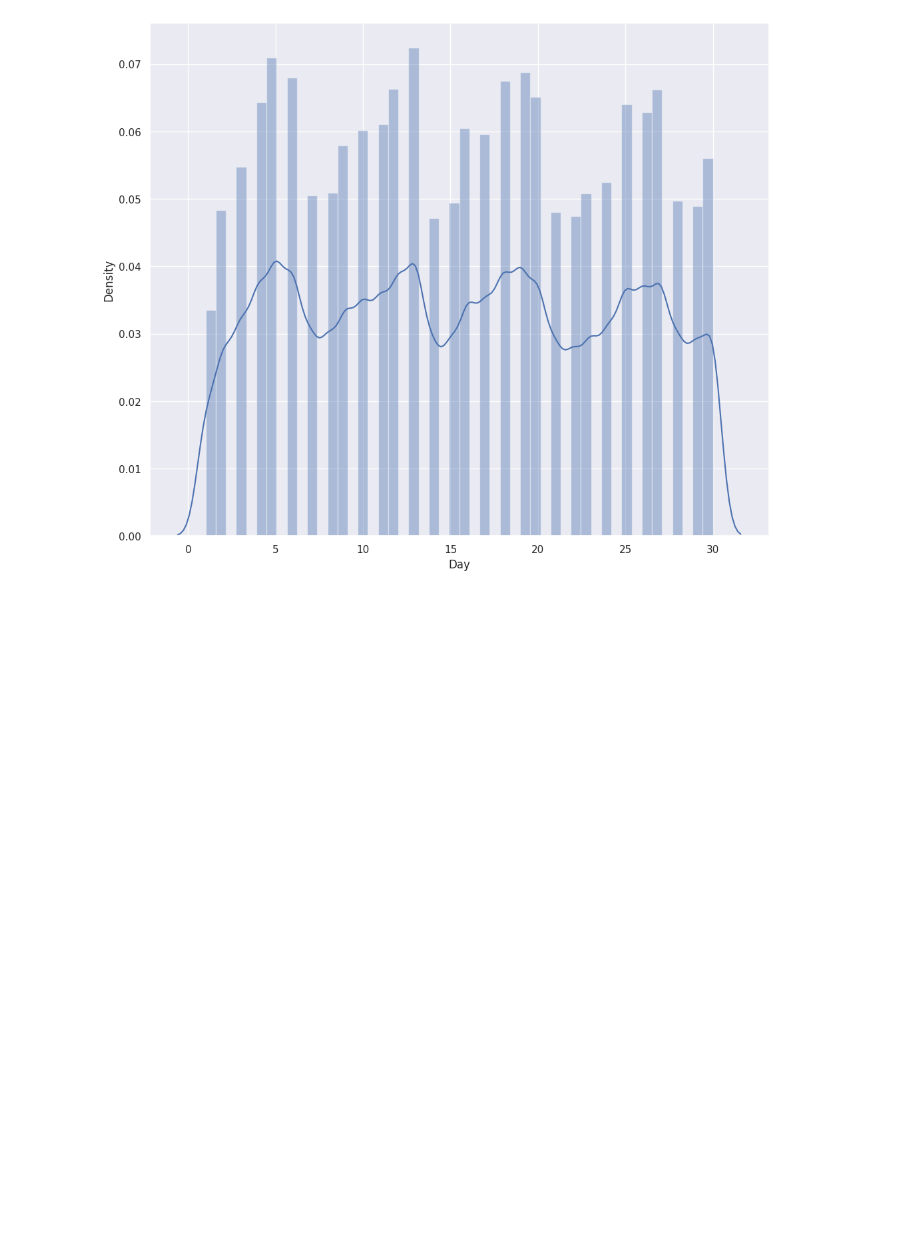
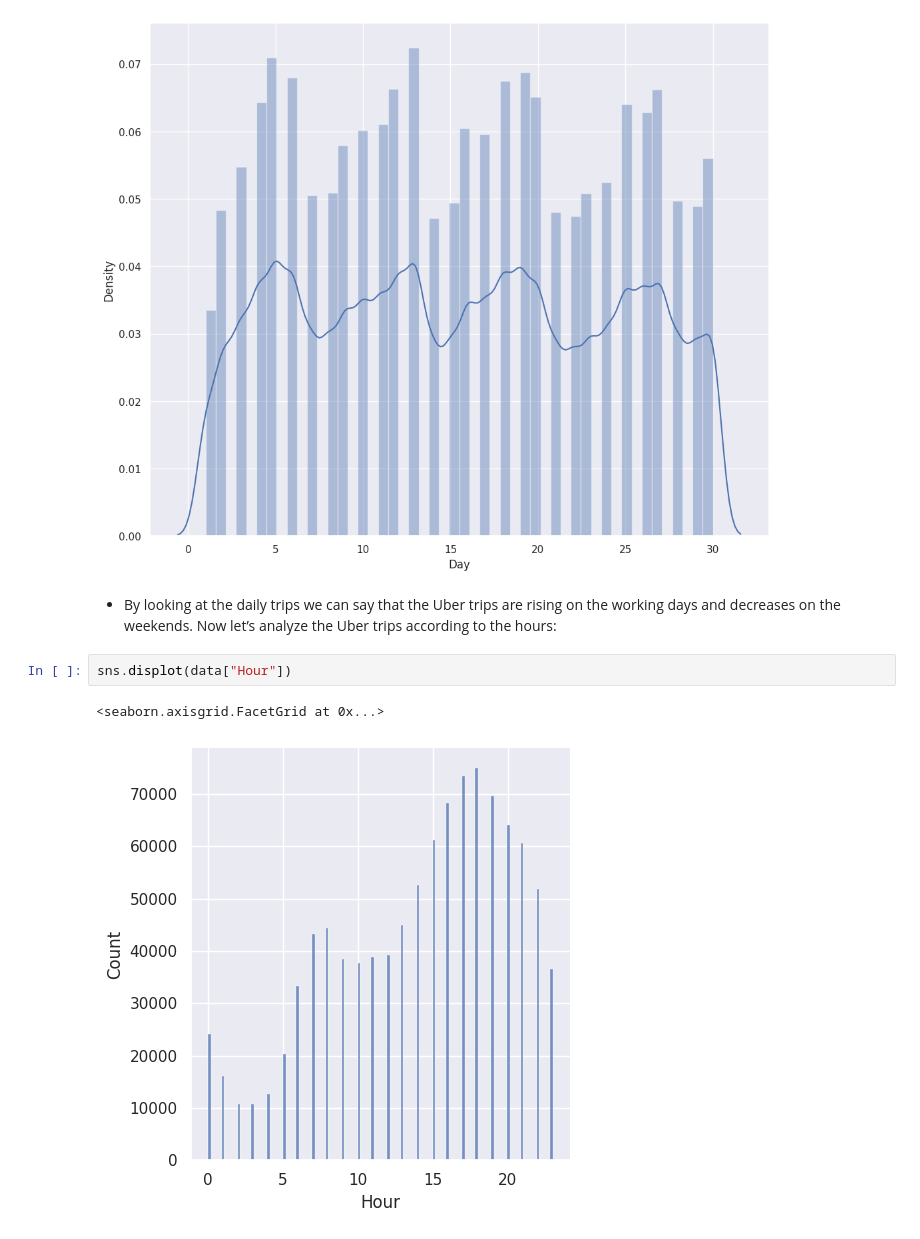
Before and after one commit to AmirMotefaker/Uber-Trips-Analysis, a Jupyter notebook: uber-trips-analysis.ipynb, the cells around one changed output. Saved outputs shown, nothing was run; the diff lists cells and outputs as text; blank space fills up the shorter version.

Commit message:
Kaggle Notebook | Uber Trips Analysis | Version 18

```diff
--- a/uber-trips-analysis.ipynb
+++ b/uber-trips-analysis.ipynb
@@ -70,3 +70,10 @@ https://gist.github.com/mwaskom/de44147ed2974457ad6372750bbe5751
   sns.distplot(data["Day"])
 <AxesSubplot: xlabel='Day', ylabel='Density'>
 [figure]
+# %% [markdown]
+- By looking at the daily trips we can say that the Uber trips are rising on the working days and decreases on the weekends. Now let’s analyze the Uber trips according to the hours:
+# %%
+sns.displot(data["Hour"])
+# %% [output]
+<seaborn.axisgrid.FacetGrid at 0x...>
+[figure, added]
```
Also changed, not shown: parts of 1 cell of this notebook.
